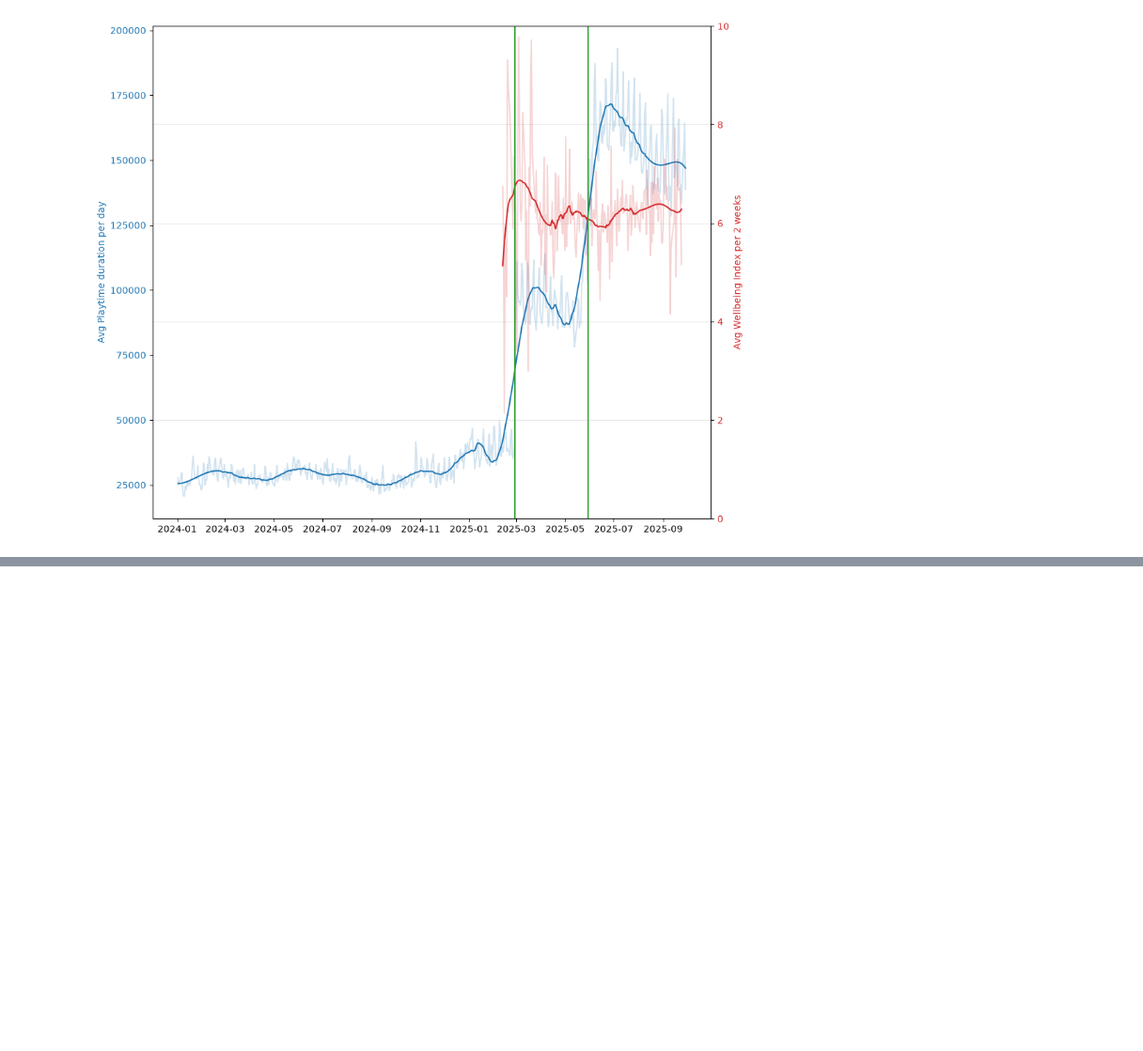
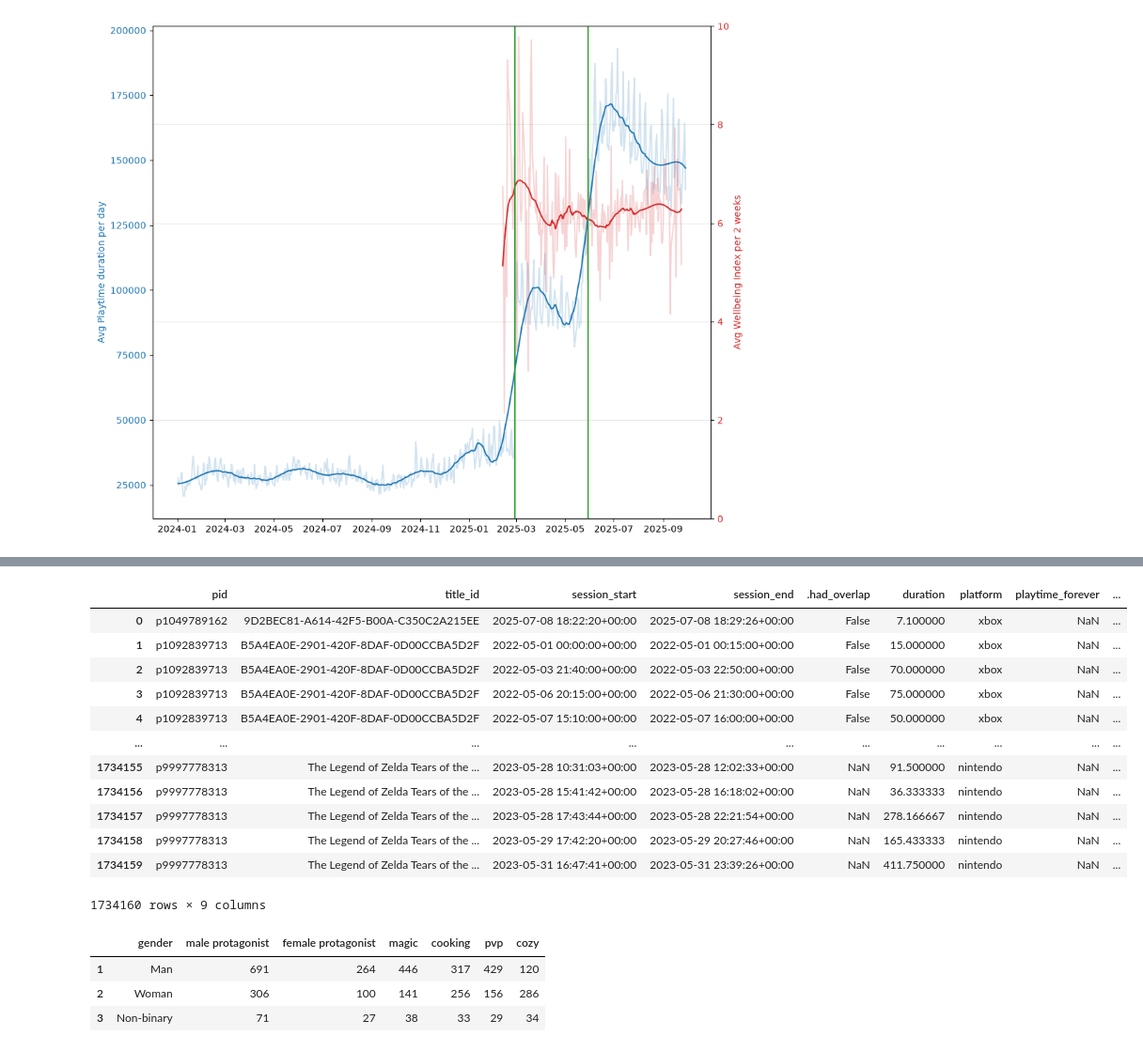
Before and after one commit to jinalpawar/Open_Play_Analysis, a Jupyter notebook: eda-jinal.ipynb, the cells around one changed output, grey strips where cells are left out. Shown at 94% size. Saved outputs shown, nothing was run; the diff lists cells and outputs as text; code cells hidden in the pictures; blank space fills up the shorter version.

```diff
--- a/eda-jinal.ipynb
+++ b/eda-jinal.ipynb
@@ -493,0 +637,18 @@ plt.show()
+# %%
+per_pid_per_day = gaming_logs.copy()
+per_pid_per_day["hour_max"] = per_pid_per_day.duration.apply(lambda h: 60 if h>60 else h)
+per_pid_per_day.groupby([per_pid_per_day.pid, per_pid_per_day.session_start])
+# %% [output]
+|  | pid | title_id | session_start | session_end | .had_overlap | duration | platform | playtime_forever | ... |
+| 0 | p1049789162 | 9D2BEC81-A614-42F5-B00A-C350C2A215EE | 2025-07-08 18:22:20+00:00 | 2025-07-08 18:29:26+00:00 | False | 7.100000 | xbox | NaN | ... |
+| 1 | p1092839713 | B5A4EA0E-2901-420F-8DAF-0D00CCBA5D2F | 2022-05-01 00:00:00+00:00 | 2022-05-01 00:15:00+00:00 | False | 15.000000 | xbox | NaN | ... |
+| 2 | p1092839713 | B5A4EA0E-2901-420F-8DAF-0D00CCBA5D2F | 2022-05-03 21:40:00+00:00 | 2022-05-03 22:50:00+00:00 | False | 70.000000 | xbox | NaN | ... |
+| 3 | p1092839713 | B5A4EA0E-2901-420F-8DAF-0D00CCBA5D2F | 2022-05-06 20:15:00+00:00 | 2022-05-06 21:30:00+00:00 | False | 75.000000 | xbox | NaN | ... |
+| 4 | p1092839713 | B5A4EA0E-2901-420F-8DAF-0D00CCBA5D2F | 2022-05-07 15:10:00+00:00 | 2022-05-07 16:00:00+00:00 | False | 50.000000 | xbox | NaN | ... |
+| ... | ... | ... | ... | ... | ... | ... | ... | ... | ... |
+| 1734155 | p9997778313 | The Legend of Zelda Tears of the ... | 2023-05-28 10:31:03+00:00 | 2023-05-28 12:02:33+00:00 | NaN | 91.500000 | nintendo | NaN | ... |
+| 1734156 | p9997778313 | The Legend of Zelda Tears of the ... | 2023-05-28 15:41:42+00:00 | 2023-05-28 16:18:02+00:00 | NaN | 36.333333 | nintendo | NaN | ... |
+| 1734157 | p9997778313 | The Legend of Zelda Tears of the ... | 2023-05-28 17:43:44+00:00 | 2023-05-28 22:21:54+00:00 | NaN | 278.166667 | nintendo | NaN | ... |
+| 1734158 | p9997778313 | The Legend of Zelda Tears of the ... | 2023-05-29 17:42:20+00:00 | 2023-05-29 20:27:46+00:00 | NaN | 165.433333 | nintendo | NaN | ... |
+| 1734159 | p9997778313 | The Legend of Zelda Tears of the ... | 2023-05-31 16:47:41+00:00 | 2023-05-31 23:39:26+00:00 | NaN | 411.750000 | nintendo | NaN | ... |
+1734160 rows × 9 columns
@@ -493,0 +662,7 @@ plt.show()
+# %%
+gender_keyword_wo_0
+# %% [output]
+|  | gender | male protagonist | female protagonist | magic | cooking | pvp | cozy |
+| 1 | Man | 691 | 264 | 446 | 317 | 429 | 120 |
+| 2 | Woman | 306 | 100 | 141 | 256 | 156 | 286 |
+| 3 | Non-binary | 71 | 27 | 38 | 33 | 29 | 34 |
```
Also changed, not shown: parts of 17 cells of this notebook, 6 other files.
